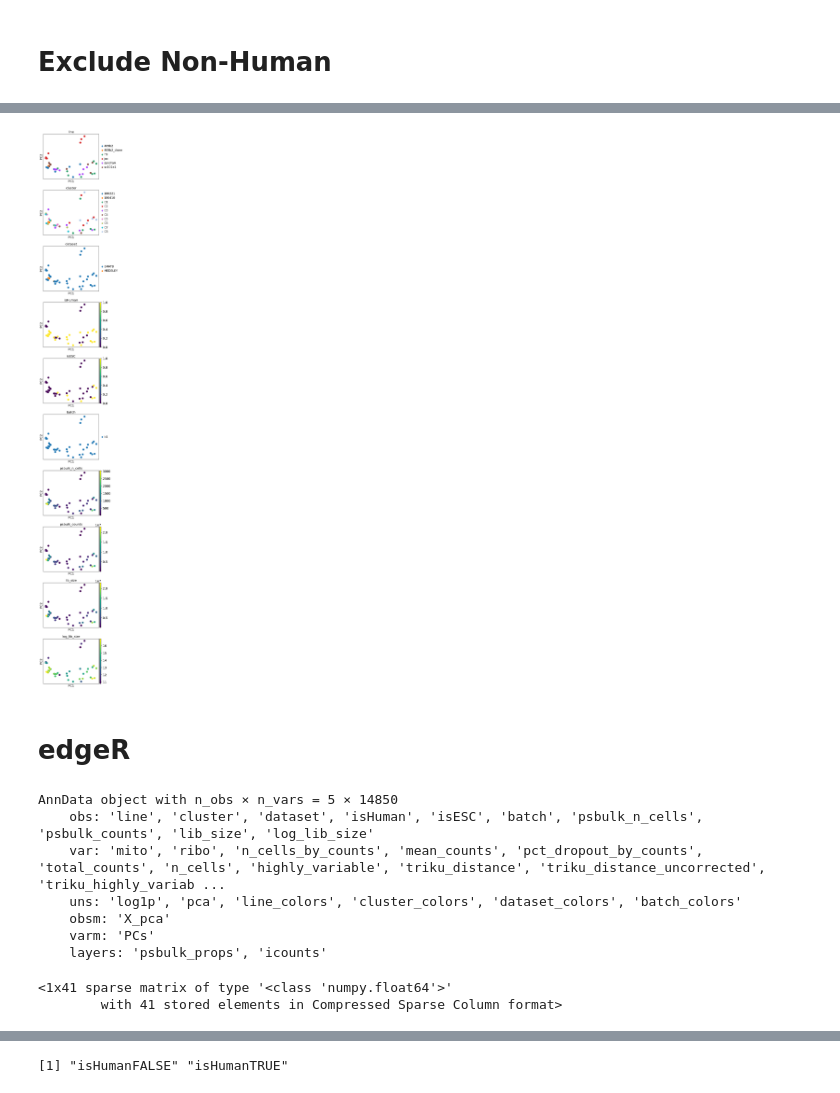
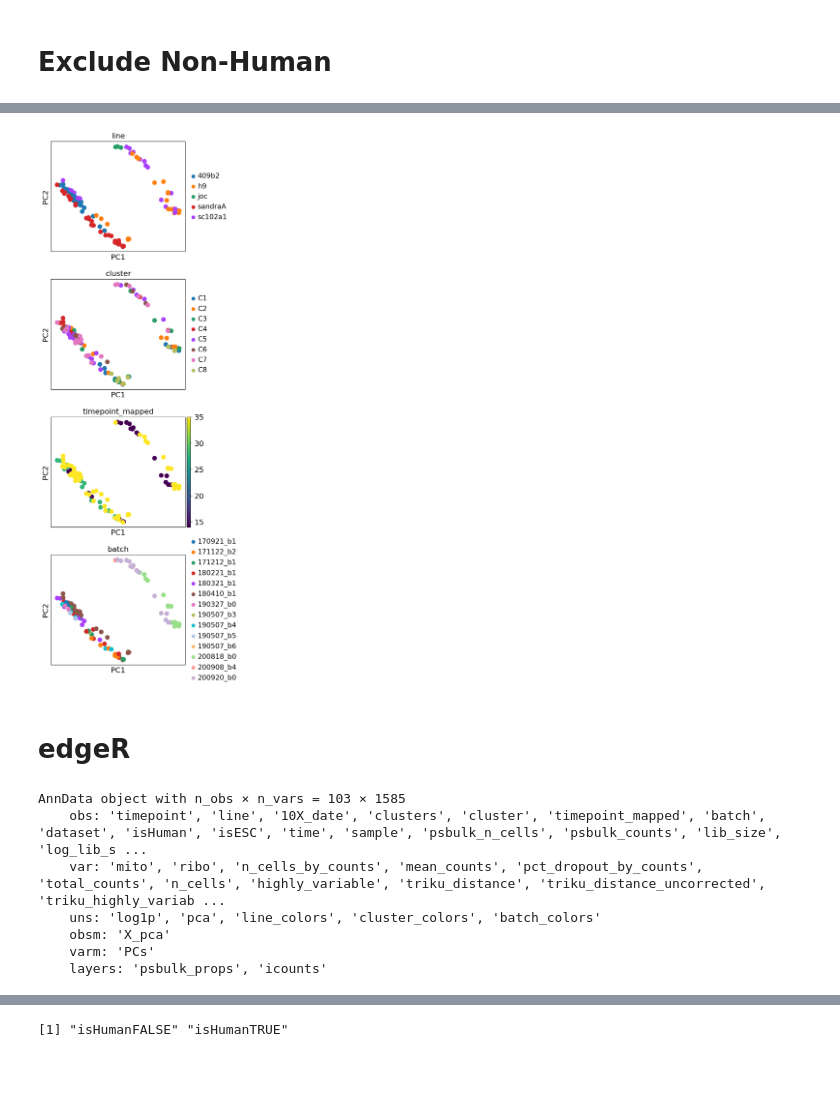
Before and after one commit to vessemer/INeurons, a Jupyter notebook: IPython/DGE.ipynb, the cells around one changed output, grey strips where cells are left out. Cells and saved outputs as stored; diff of their text form; code cells hidden in the pictures.

```diff
--- a/IPython/DGE.ipynb
+++ b/IPython/DGE.ipynb
@@ -93,6 +91,6 @@ adata.obs['batch'] = 'b1'
 # %%
 adata.obs['sample'] = adata.obs.line.astype(str) \
-    + '_' + adata.obs.batch \
+    + '_' + adata.obs.batch.astype(str) \
     + '_' + adata.obs.timepoint_mapped.astype(str)
 # %%
 obs_to_keep = ["sample", "cluster", "batch", "line", "time", "isHuman"]
@@ -101,4 +99,6 @@ obs_to_keep = ["sample", "cluster", "batch", "line", "time", "isHuman"]
 # to the counts layer to ensure the pseudo-replicates
 # are created for raw counts.
 # adata.layers['counts'] = adata.X.copy()
+if config.PROTO.SUBSET.USE_HIGHLY_VARIABLE:
+    adata = adata[:, adata.var.highly_variable]
 adata.X = adata.layers["counts"].copy()
@@ -114,7 +125,7 @@ d14     5107
 Name: count, dtype: int64
 # %%
 idxs = np.prod([
-    adata.obs.time.apply(lambda x: x in [ 'd28']),#, 'd35' ]),
+    adata.obs.time.apply(lambda x: x in [ 'd14']),#, 'd35' ]),
     # adata.obs.line.apply(lambda x: x.lower() in config.HUMANS),
 ], axis=0, dtype=np.bool_)
 selected = adata[idxs, :].copy()
@@ -136,7 +141,9 @@ AnnData object with n_obs × n_vars = 42 × 14850
 # %%
 if config.PROTO.PSEUDO_BULK.TYPE == 'decoupler':
     adata_pb = decoupler.get_pseudobulk(
-        adata, 'line', 'cluster', adata.obs)
+        adata, 'sample', 'cluster', adata.obs,
+        min_cells=config.PROTO.GLM.MIN_CELLS,
+        mode=config.PROTO.GLM.PSEUDOBULK_MODE)
 else:
     # process first cell type separately...
     adata_pb = None
@@ -175,16 +190,19 @@ Name: pca, dtype: float32
 # %%
 adata_pb.obs["lib_size"] = np.sum(adata_pb.layers["icounts"], axis=1)
 adata_pb.obs["log_lib_size"] = np.log(adata_pb.obs["lib_size"].astype(float))
 
-sc.pl.pca(adata_pb, color=adata_pb.obs, ncols=1, size=300)
+sc.pl.pca(adata_pb, color=['line', 'cluster', 'timepoint_mapped', 'batch'], ncols=1, size=300)
 # %% [output]
-[figure, old version]
+[figure, new version]
 # %%
 adata_pb.X = adata_pb.layers['icounts'].copy()
 # %% [markdown]
 # edgeR
 # %%
-adata_mono = adata_pb[adata_pb.obs["cluster"] == "C5"].copy()
+# adata_mono = adata_pb[
+#     (adata_pb.obs["cluster"] == "C2") |
+#     (adata_pb.obs["cluster"] == "C3")]..copy()
+adata_mono = adata_pb.copy()
 # adata_mono.obs = adata_mono.obs.drop(columns=['Cluster'])
 # Clean the sample names to make plots less crowded.
 # adata_mono.obs_names = [
@@ -192,10 +210,10 @@ adata_mono = adata_pb[adata_pb.obs["cluster"] == "C5"].copy()
 # ]
 adata_mono
 # %% [output]
-AnnData object with n_obs × n_vars = 5 × 14850
-    obs: 'line', 'cluster', 'dataset', 'isHuman', 'isESC', 'batch', 'psbulk_n_cells', 'psbulk_counts', 'lib_size', 'log_lib_size'
+AnnData object with n_obs × n_vars = 103 × 1585
+    obs: 'timepoint', 'line', '10X_date', 'clusters', 'cluster', 'timepoint_mapped', 'batch', 'dataset', 'isHuman', 'isESC', 'time', 'sample', 'psbulk_n_cells', 'psbulk_counts', 'lib_size', 'log_lib_s ...
     var: 'mito', 'ribo', 'n_cells_by_counts', 'mean_counts', 'pct_dropout_by_counts', 'total_counts', 'n_cells', 'highly_variable', 'triku_distance', 'triku_distance_uncorrected', 'triku_highly_variab ...
-    uns: 'log1p', 'pca', 'line_colors', 'cluster_colors', 'dataset_colors', 'batch_colors'
+    uns: 'log1p', 'pca', 'line_colors', 'cluster_colors', 'batch_colors'
     obsm: 'X_pca'
     varm: 'PCs'
     layers: 'psbulk_props', 'icounts'
@@ -204,22 +222,19 @@ from anndata2ri import converter
 import scipy
 
 
-adata_mono.X = scipy.sparse.csc_matrix(adata_mono.X.astype(float))
-adata_mono.layers['icounts'] = scipy.sparse.csc_matrix(
-    adata_mono.layers['icounts'].astype(float))
+# adata_mono.X = scipy.sparse.csc_matrix(adata_mono.X.astype(float))
+# adata_mono.layers['icounts'] = scipy.sparse.csc_matrix(
+#     adata_mono.layers['icounts'].astype(float))
 
-adata_mono.obsm['X_pca'] = scipy.sparse.csc_matrix(
-    adata_mono.obsm['X_pca'].astype(float))
-adata_mono.varm['PCs'] = scipy.sparse.csc_matrix(
-    adata_mono.varm['PCs'].astype(float))
-adata_mono.uns['pca']['variance'] = scipy.sparse.csc_matrix(
-    adata_mono.uns['pca']['variance'].astype(float))
-adata_mono.uns['pca']['variance_ratio'] = scipy.sparse.csc_matrix(
-    adata_mono.uns['pca']['variance_ratio'].astype(float))
-adata_mono.uns['pca']['variance_ratio']
+# adata_mono.obsm['X_pca'] = scipy.sparse.csc_matrix(
+#     adata_mono.obsm['X_pca'].astype(float))
+# adata_mono.varm['PCs'] = scipy.sparse.csc_matrix(
+#     adata_mono.varm['PCs'].astype(float))
+# adata_mono.uns['pca']['variance'] = scipy.sparse.csc_matrix(
+#     adata_mono.uns['pca']['variance'].astype(float))
+# adata_mono.uns['pca']['variance_ratio'] = scipy.sparse.csc_matrix(
+#     adata_mono.uns['pca']['variance_ratio'].astype(float))
+# adata_mono.uns['pca']['variance_ratio']
-# %% [output]
-<1x41 sparse matrix of type '<class 'numpy.float64'>'
-        with 41 stored elements in Compressed Sparse Column format>
 # %%
 adata_mono.obs.lib_size = adata_mono.obs.lib_size.astype(float)
 adata_mono.obs.log_lib_size = adata_mono.obs.log_lib_size.astype(float)
```
Also changed, not shown: parts of 50 cells of this notebook.
